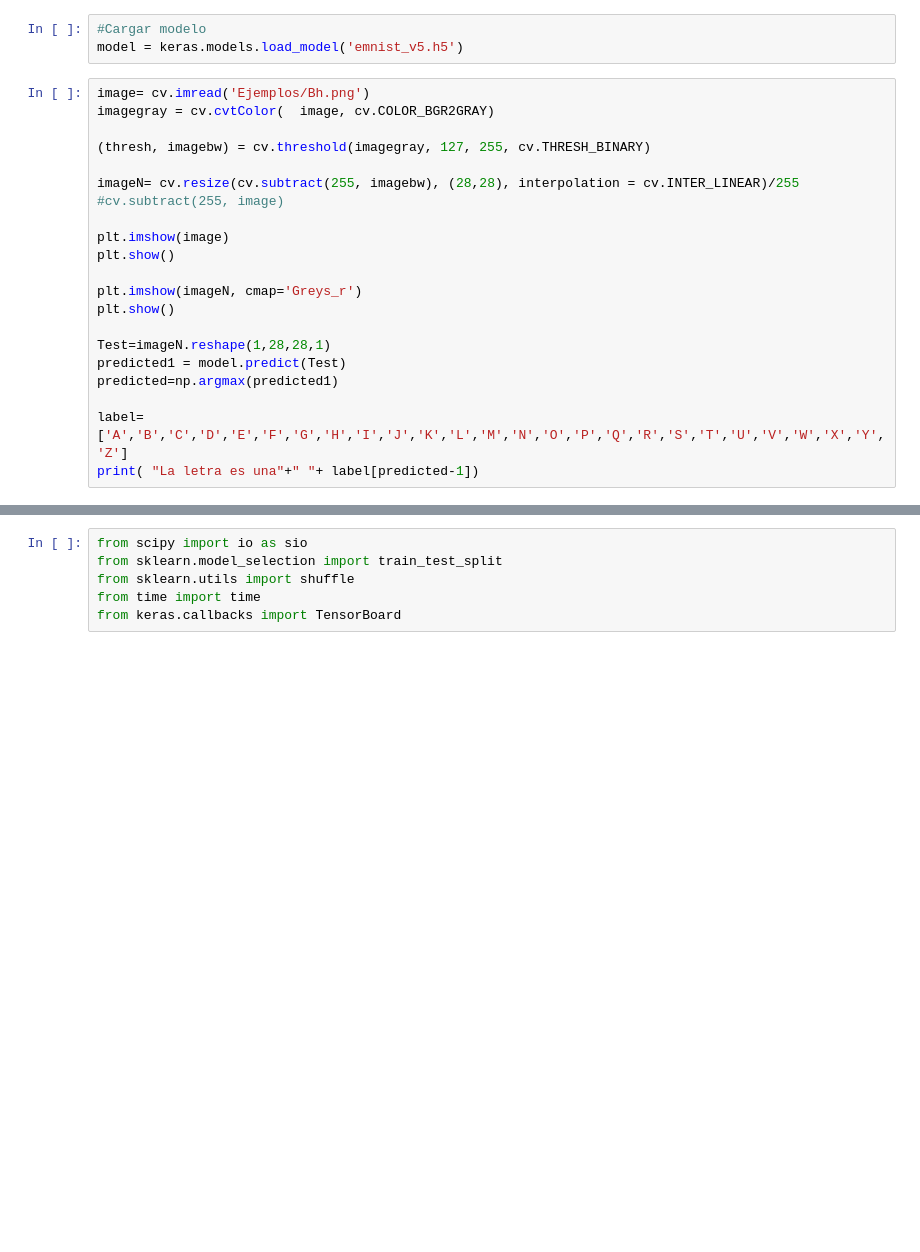
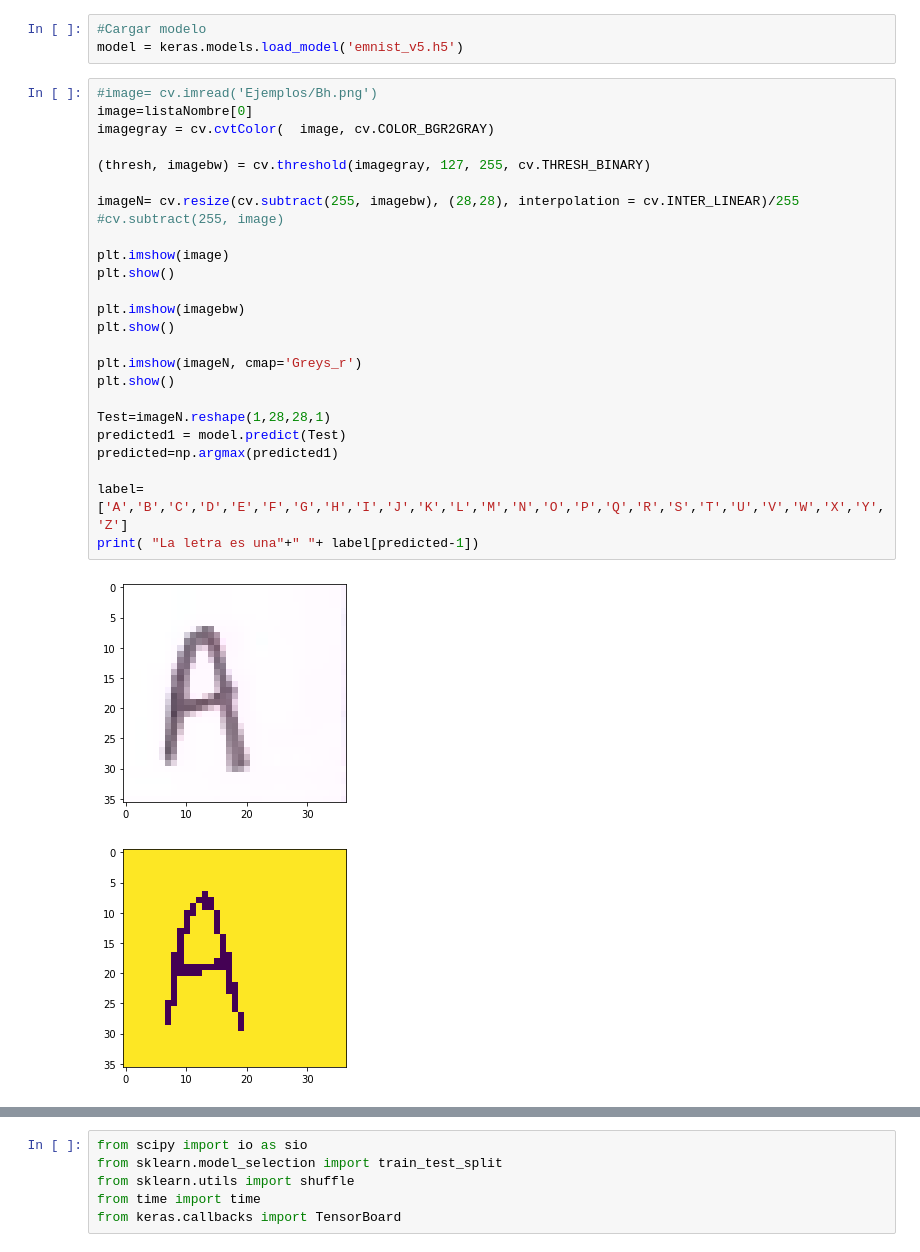
Before and after one commit to charlie4498/EmbebidosP3, a Jupyter notebook: Letras.ipynb, the cells around one changed output, grey strips where cells are left out. Cells and saved outputs as stored; diff of their text form; blank space fills up the shorter version.

```diff
--- a/Letras.ipynb
+++ b/Letras.ipynb
@@ -9,23 +9,30 @@ import matplotlib.pyplot as plt
 #Cargar modelo
 model = keras.models.load_model('emnist_v5.h5')
 # %%
-image= cv.imread('Ejemplos/Bh.png')
+#image= cv.imread('Ejemplos/Bh.png')
+image=listaNombre[0]
 imagegray = cv.cvtColor(  image, cv.COLOR_BGR2GRAY)
 
 (thresh, imagebw) = cv.threshold(imagegray, 127, 255, cv.THRESH_BINARY)
 
 imageN= cv.resize(cv.subtract(255, imagebw), (28,28), interpolation = cv.INTER_LINEAR)/255
 #cv.subtract(255, image)
 
 plt.imshow(image)
+plt.show()
+
+plt.imshow(imagebw)
 plt.show()
 
 plt.imshow(imageN, cmap='Greys_r')
 plt.show()
 
 Test=imageN.reshape(1,28,28,1)
 predicted1 = model.predict(Test)
 predicted=np.argmax(predicted1)
 
 label=['A','B','C','D','E','F','G','H','I','J','K','L','M','N','O','P','Q','R','S','T','U','V','W','X','Y','Z']
 print( "La letra es una"+" "+ label[predicted-1])
+# %% [output]
+[figure, added]
+[figure, added]
```
Also changed, not shown: parts of 3 cells of this notebook, 4 other files.
